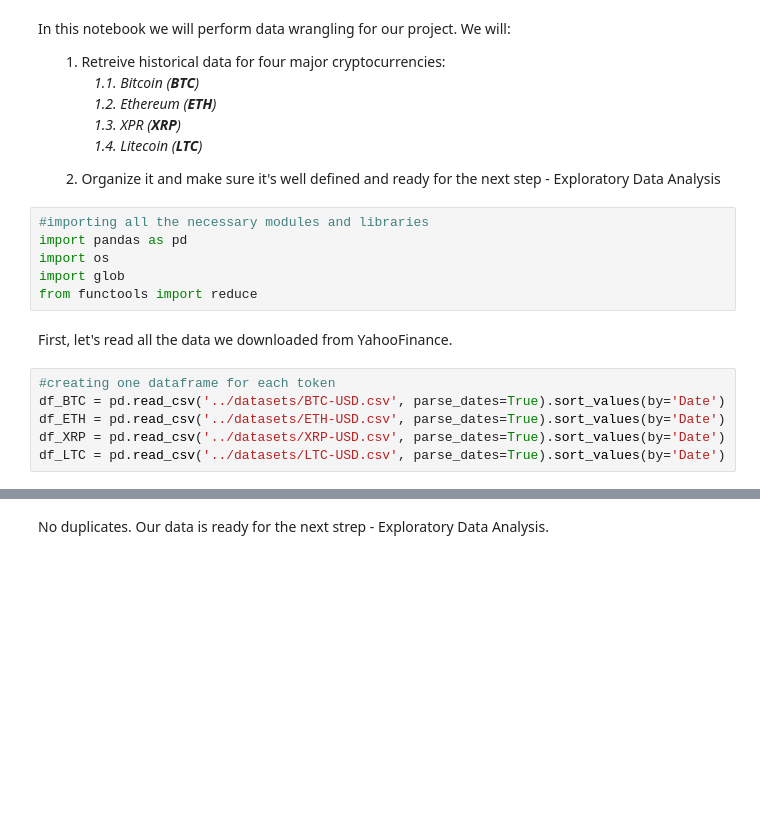
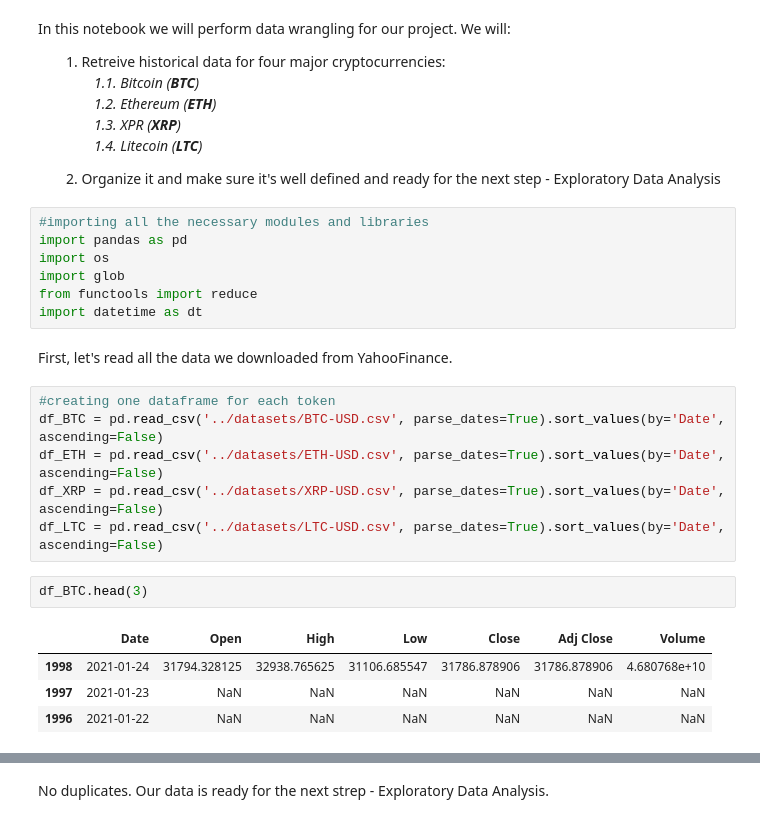
Before and after one commit to igorverevkin1992/Predicting-Bitcoin-Price, a Jupyter notebook: DW/Data_Wrangling.ipynb, the cells around one changed output, grey strips where cells are left out. Drawn from its saved outputs; the diff is of its cells as text; blank space fills up the shorter version.

```diff
--- a/DW/Data_Wrangling.ipynb
+++ b/DW/Data_Wrangling.ipynb
@@ -17,11 +17,19 @@ import pandas as pd
 import os
 import glob
 from functools import reduce
+import datetime as dt
 # %% [markdown]
 First, let's read all the data we downloaded from YahooFinance.
 # %%
 #creating one dataframe for each token
-df_BTC = pd.read_csv('../datasets/BTC-USD.csv', parse_dates=True).sort_values(by='Date')
-df_ETH = pd.read_csv('../datasets/ETH-USD.csv', parse_dates=True).sort_values(by='Date')
-df_XRP = pd.read_csv('../datasets/XRP-USD.csv', parse_dates=True).sort_values(by='Date')
-df_LTC = pd.read_csv('../datasets/LTC-USD.csv', parse_dates=True).sort_values(by='Date')
+df_BTC = pd.read_csv('../datasets/BTC-USD.csv', parse_dates=True).sort_values(by='Date', ascending=False)
+df_ETH = pd.read_csv('../datasets/ETH-USD.csv', parse_dates=True).sort_values(by='Date', ascending=False)
+df_XRP = pd.read_csv('../datasets/XRP-USD.csv', parse_dates=True).sort_values(by='Date', ascending=False)
+df_LTC = pd.read_csv('../datasets/LTC-USD.csv', parse_dates=True).sort_values(by='Date', ascending=False)
+# %%
+df_BTC.head(3)
+# %% [output]
+|  | Date | Open | High | Low | Close | Adj Close | Volume |
+| 1998 | 2021-01-24 | 31794.328125 | 32938.765625 | 31106.685547 | 31786.878906 | 31786.878906 | 4.680768e+10 |
+| 1997 | 2021-01-23 | NaN | NaN | NaN | NaN | NaN | NaN |
+| 1996 | 2021-01-22 | NaN | NaN | NaN | NaN | NaN | NaN |
```
Also changed, not shown: parts of 43 cells of this notebook, 5 other files.
